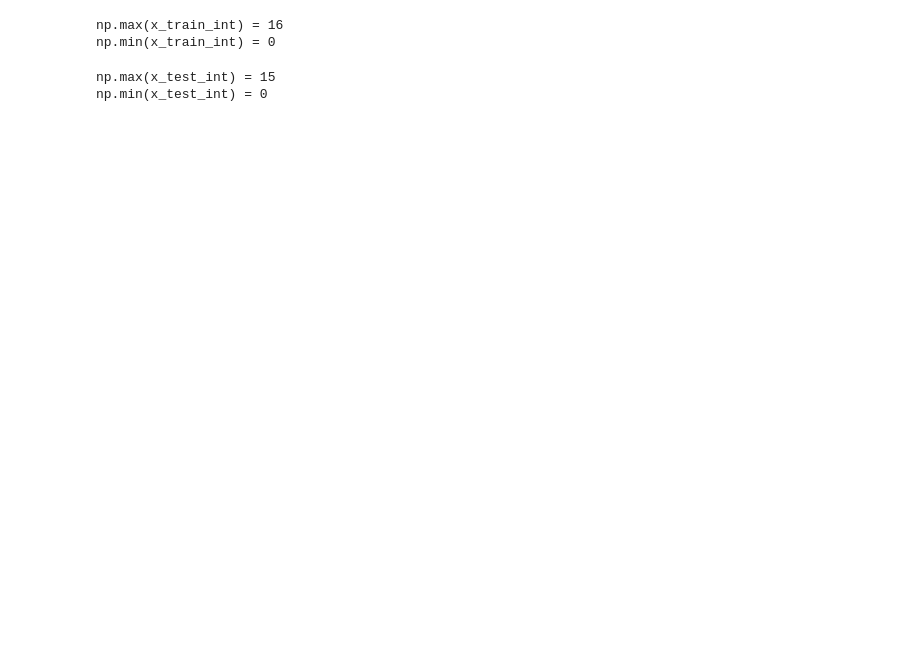
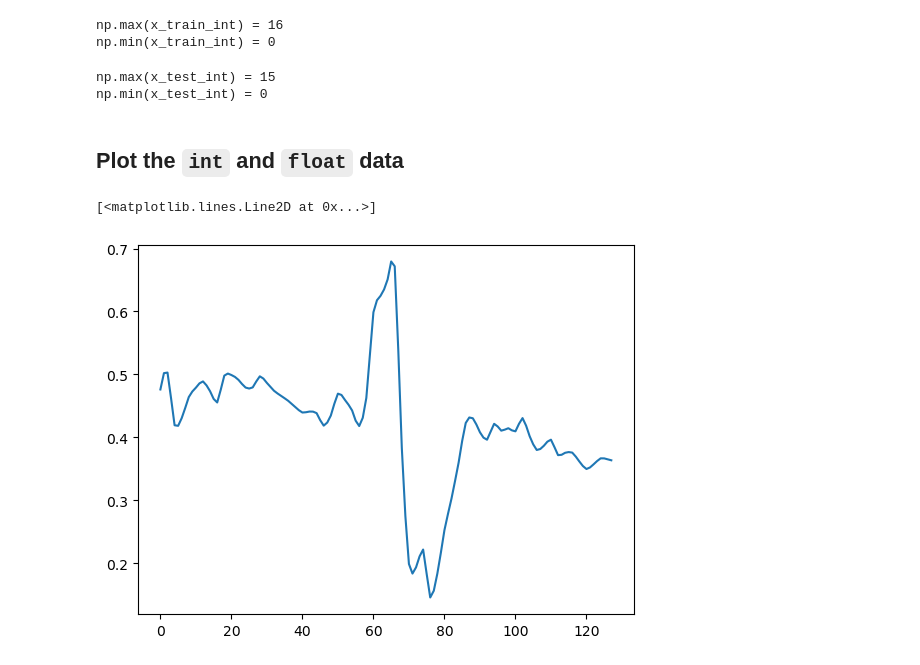
Before and after one commit to khoaguin/PocketHHE, a Jupyter notebook: data/mit-bih/mitbih_to_csv.ipynb, the cells around one changed output. Saved outputs shown, nothing was run; the diff lists cells and outputs as text; code cells hidden in the pictures; blank space fills up the shorter version.

```diff
--- a/data/mit-bih/mitbih_to_csv.ipynb
+++ b/data/mit-bih/mitbih_to_csv.ipynb
@@ -62,3 +64,10 @@ np.min(x_test_int) = 0
 # %%
 np.savetxt("csv/mitbih_x_train_int.csv", x_train_int, delimiter=",")
 np.savetxt("csv/mitbih_x_test_int.csv", x_test_int, delimiter=",")
+# %% [markdown]
+## Plot the `int` and `float` data
+# %%
+plt.plot(x_train[0])
+# %% [output]
+[<matplotlib.lines.Line2D at 0x...>]
+[figure, added]
```
Also changed, not shown: parts of 5 cells of this notebook, 4 other files.
